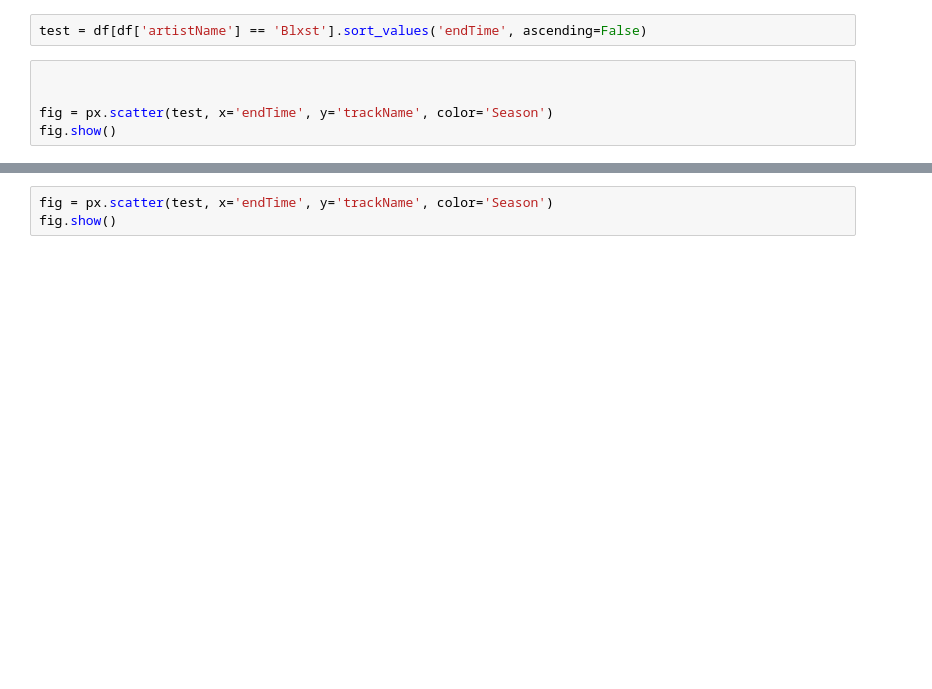
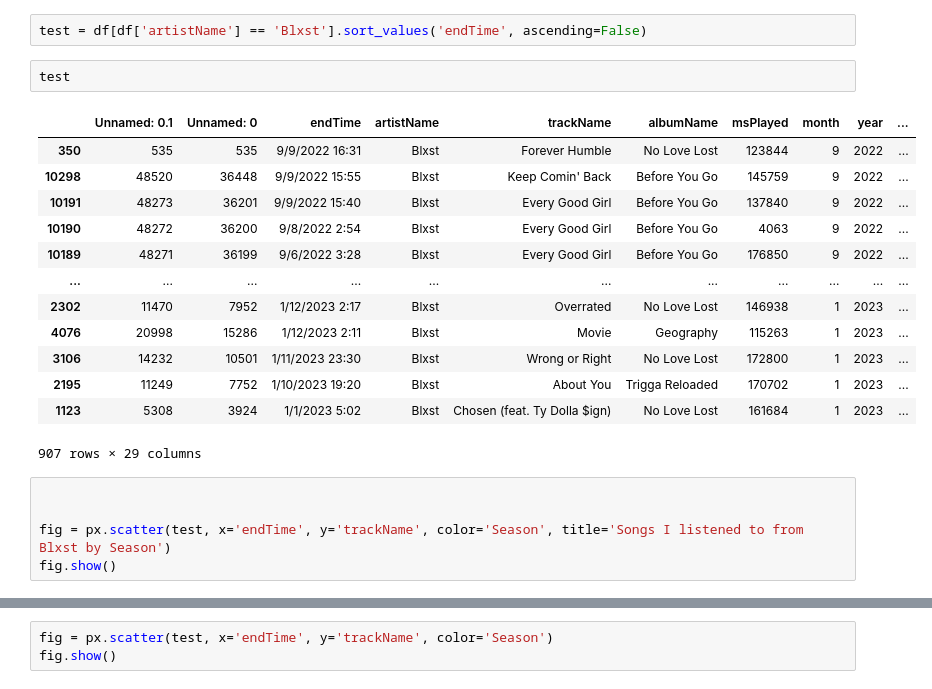
Before and after one commit to 98yangjames/SpotifyML, a Jupyter notebook: make_charts.ipynb, the cells around one changed output, grey strips where cells are left out. Cells and saved outputs as stored; diff of their text form; blank space fills up the shorter version.

```diff
--- a/make_charts.ipynb
+++ b/make_charts.ipynb
@@ -5,10 +5,26 @@ import plotly.express as px
 df = pd.read_csv('Data/Listening_Data/songs_listened_to_with_all_info_unique.csv')
 # %%
 test = df[df['artistName'] == 'Blxst'].sort_values('endTime', ascending=False)
+# %%
+test
+# %% [output]
+|  | Unnamed: 0.1 | Unnamed: 0 | endTime | artistName | trackName | albumName | msPlayed | month | year | ... |
+| 350 | 535 | 535 | 9/9/2022 16:31 | Blxst | Forever Humble | No Love Lost | 123844 | 9 | 2022 | ... |
+| 10298 | 48520 | 36448 | 9/9/2022 15:55 | Blxst | Keep Comin' Back | Before You Go | 145759 | 9 | 2022 | ... |
+| 10191 | 48273 | 36201 | 9/9/2022 15:40 | Blxst | Every Good Girl | Before You Go | 137840 | 9 | 2022 | ... |
+| 10190 | 48272 | 36200 | 9/8/2022 2:54 | Blxst | Every Good Girl | Before You Go | 4063 | 9 | 2022 | ... |
+| 10189 | 48271 | 36199 | 9/6/2022 3:28 | Blxst | Every Good Girl | Before You Go | 176850 | 9 | 2022 | ... |
+| ... | ... | ... | ... | ... | ... | ... | ... | ... | ... | ... |
+| 2302 | 11470 | 7952 | 1/12/2023 2:17 | Blxst | Overrated | No Love Lost | 146938 | 1 | 2023 | ... |
+| 4076 | 20998 | 15286 | 1/12/2023 2:11 | Blxst | Movie | Geography | 115263 | 1 | 2023 | ... |
+| 3106 | 14232 | 10501 | 1/11/2023 23:30 | Blxst | Wrong or Right | No Love Lost | 172800 | 1 | 2023 | ... |
+| 2195 | 11249 | 7752 | 1/10/2023 19:20 | Blxst | About You | Trigga Reloaded | 170702 | 1 | 2023 | ... |
+| 1123 | 5308 | 3924 | 1/1/2023 5:02 | Blxst | Chosen (feat. Ty Dolla $ign) | No Love Lost | 161684 | 1 | 2023 | ... |
+907 rows × 29 columns
 # %%
 
 
-fig = px.scatter(test, x='endTime', y='trackName', color='Season')
+fig = px.scatter(test, x='endTime', y='trackName', color='Season', title='Songs I listened to from Blxst by Season')
 fig.show()
 # %%
 test = df[df['artistName'] == 'Kanye West'].sort_values('endTime', ascending=False)
```
Also changed, not shown: parts of 6 cells of this notebook, 8 other files.
